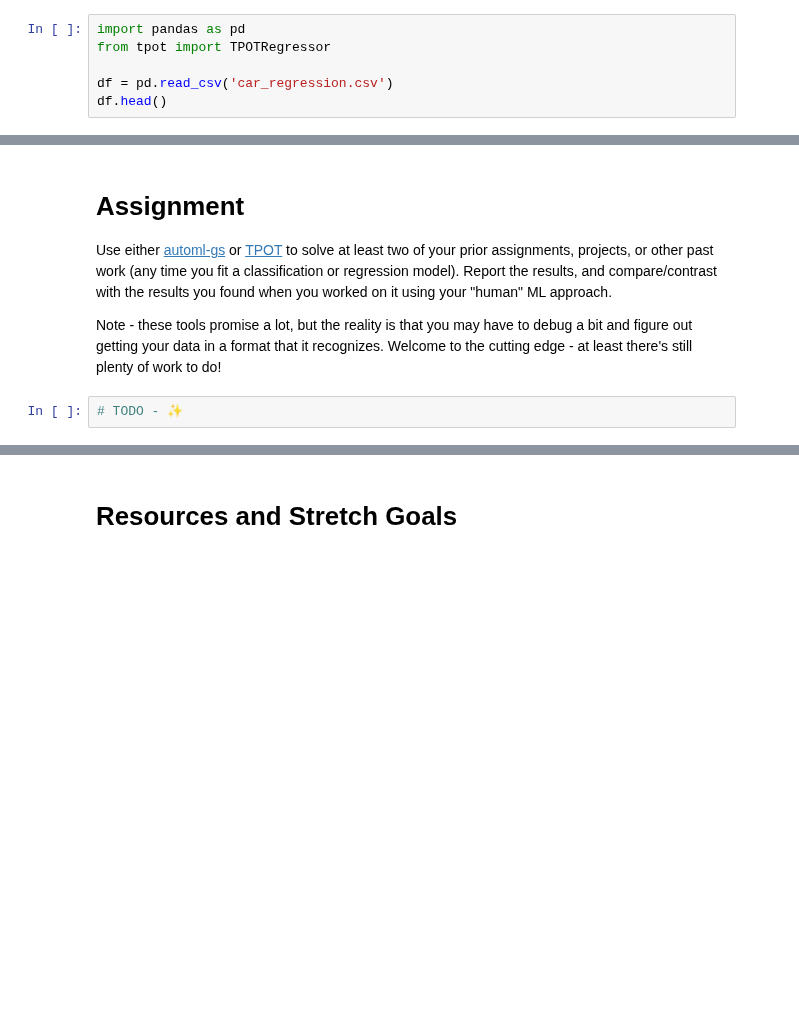
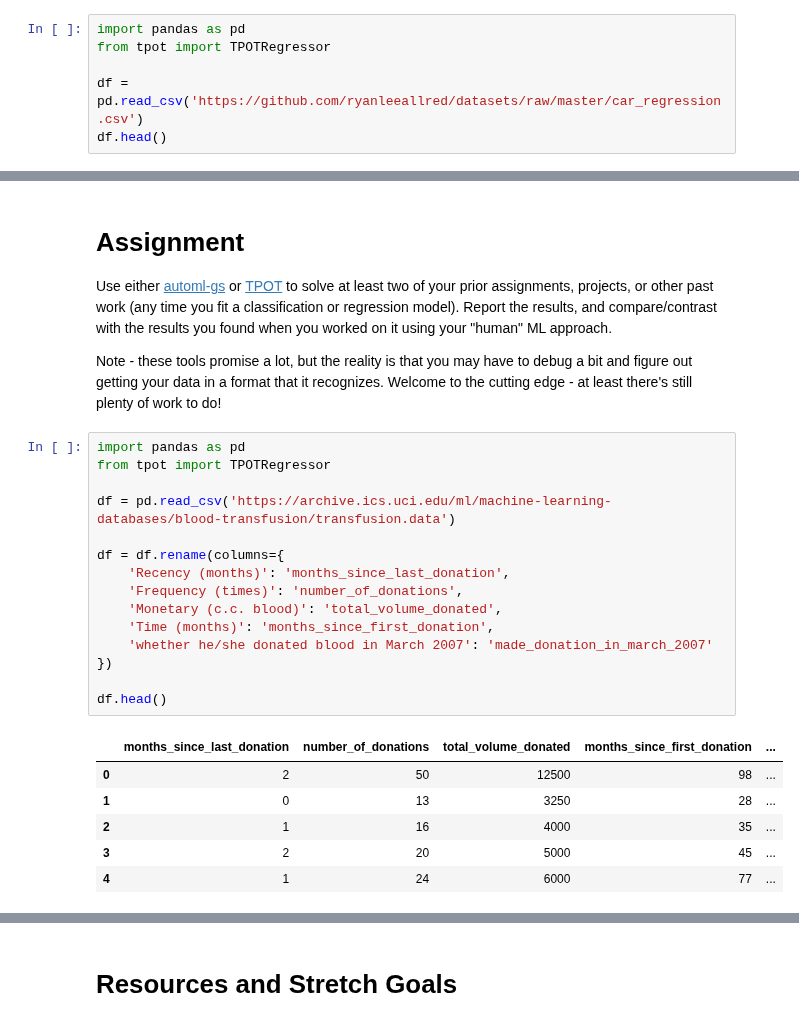
Before and after one commit to bloominstituteoftechnology/DS-Unit-4-Sprint-3-Deep-Learning, a Jupyter notebook: module4-agi-and-the-future/LS_DS_444_AGI_and_The_Future.ipynb, the cells around one changed output, grey strips where cells are left out. Cells and saved outputs as stored; diff of their text form; blank space fills up the shorter version.

```diff
--- a/module4-agi-and-the-future/LS_DS_444_AGI_and_The_Future.ipynb
+++ b/module4-agi-and-the-future/LS_DS_444_AGI_and_The_Future.ipynb
@@ -248,7 +236,7 @@ Successfully installed deap-1.2.2 stopit-1.1.2 tpot-0.9.6 update-checker-0.16
 import pandas as pd
 from tpot import TPOTRegressor
 
-df = pd.read_csv('car_regression.csv')
+df = pd.read_csv('https://github.com/ryanleeallred/datasets/raw/master/car_regression.csv')
 df.head()
 # %% [output]
 |  | make | price | body | mileage | engV | engType | registration | year | drive |
@@ -354,5 +332,25 @@ And if we ever do succeed at making our virtual progeny, we may find it bittersw
 Use either [automl-gs](https://github.com/minimaxir/automl-gs) or [TPOT](https://github.com/EpistasisLab/tpot) to solve at least two of your prior assignments, projects, or other past work (any time you fit a classification or regression model). Report the results, and compare/contrast with the results you found when you worked on it using your "human" ML approach.
 
 Note - these tools promise a lot, but the reality is that you may have to debug a bit and figure out getting your data in a format that it recognizes. Welcome to the cutting edge - at least there's still plenty of work to do!
-# %%
-# TODO - ✨
+# %%
+import pandas as pd
+from tpot import TPOTRegressor
+
+df = pd.read_csv('https://archive.ics.uci.edu/ml/machine-learning-databases/blood-transfusion/transfusion.data')
+
+df = df.rename(columns={
+    'Recency (months)': 'months_since_last_donation',
+    'Frequency (times)': 'number_of_donations',
+    'Monetary (c.c. blood)': 'total_volume_donated',
+    'Time (months)': 'months_since_first_donation',
+    'whether he/she donated blood in March 2007': 'made_donation_in_march_2007'
+})
+
+df.head()
+# %% [output]
+|  | months_since_last_donation | number_of_donations | total_volume_donated | months_since_first_donation | ... |
+| 0 | 2 | 50 | 12500 | 98 | ... |
+| 1 | 0 | 13 | 3250 | 28 | ... |
+| 2 | 1 | 16 | 4000 | 35 | ... |
+| 3 | 2 | 20 | 5000 | 45 | ... |
+| 4 | 1 | 24 | 6000 | 77 | ... |
```
Also changed, not shown: parts of 6 cells of this notebook.
